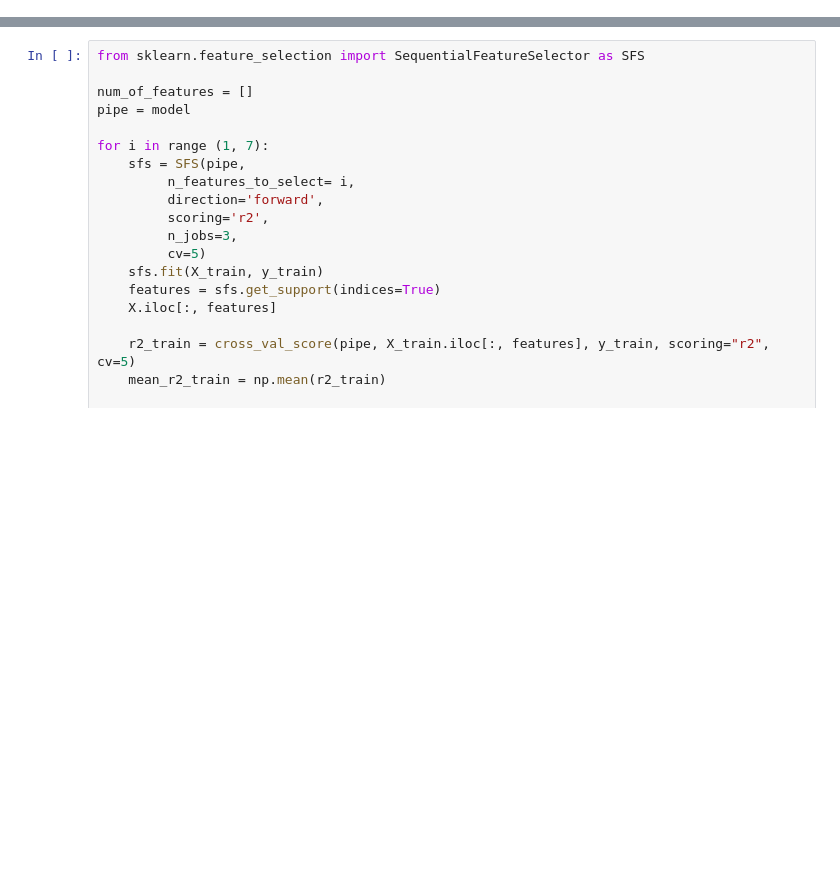
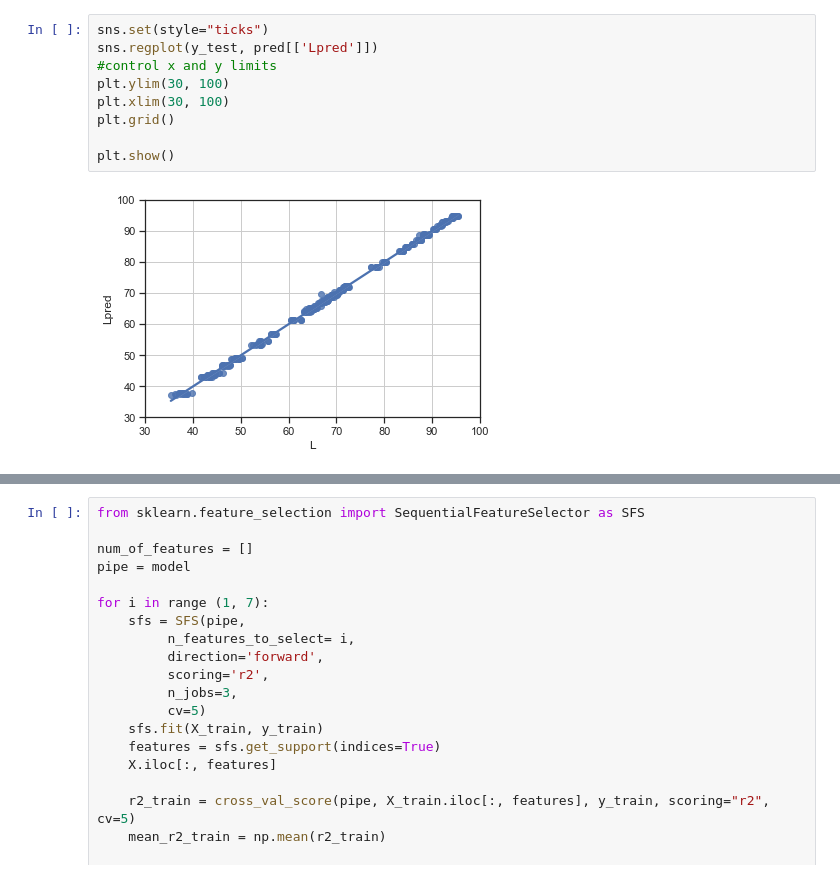
Before and after one commit to drmateusrocha/Capstone-Project, a Jupyter notebook: notebooks/Notebook 2 - Univariate Regression Models for the Color Variables (indepedently).ipynb, the cells around one changed output, grey strips where cells are left out. Drawn from its saved outputs; the diff is of its cells as text; blank space fills up the shorter version.

```diff
--- a/notebooks/Notebook 2 - Univariate Regression Models for the Color Variables (indepedently).ipynb
+++ b/notebooks/Notebook 2 - Univariate Regression Models for the Color Variables (indepedently).ipynb
@@ -110,0 +430,11 @@ print(f'model score on testing data: {model.score(X_test, y_test)}')
+# %%
+sns.set(style="ticks")
+sns.regplot(y_test, pred[['Lpred']])
+#control x and y limits
+plt.ylim(30, 100)
+plt.xlim(30, 100)
+plt.grid()
+
+plt.show()
+# %% [output]
+[figure, added]
```
Also changed, not shown: parts of 80 cells of this notebook, 14 other files.
